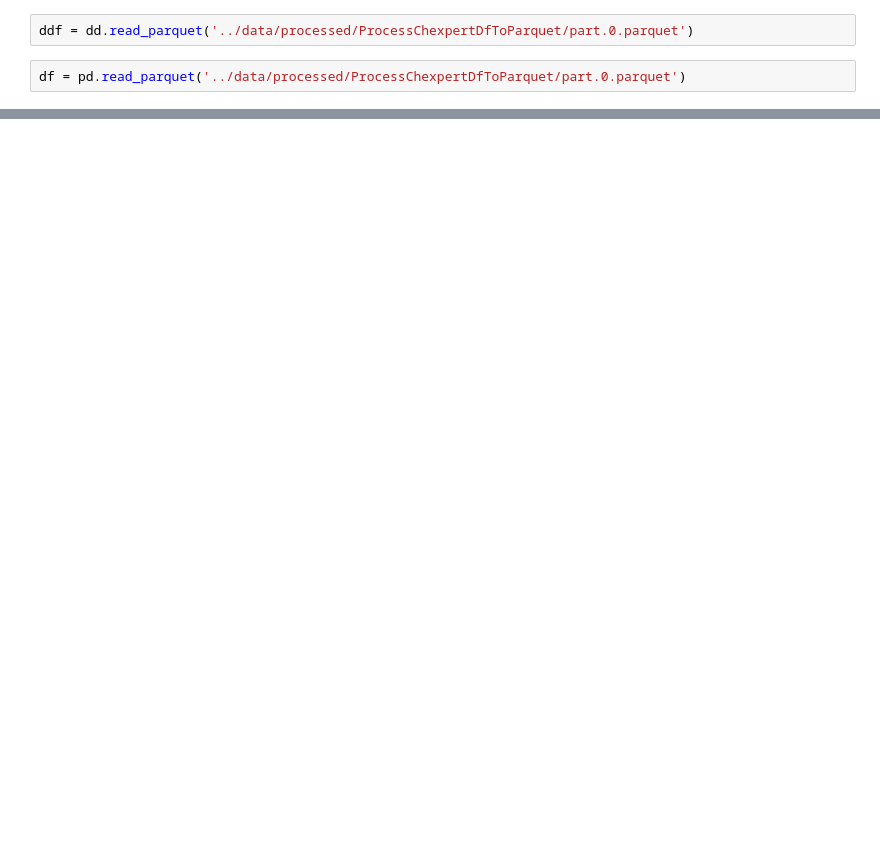
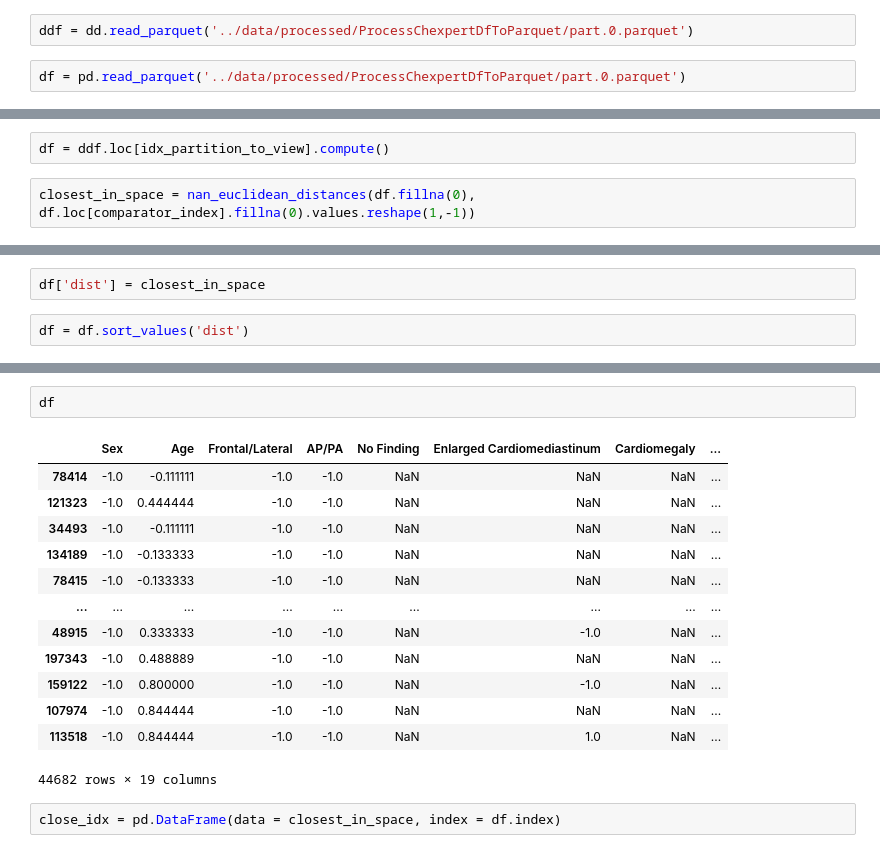
Before and after one commit to woodytwoshoes/Radio-Star, a Jupyter notebook: notebooks/FindSimilar_withDask.ipynb, the cells around one changed output, grey strips where cells are left out. Saved outputs shown, nothing was run; the diff lists cells and outputs as text; blank space fills up the shorter version.

```diff
--- a/notebooks/FindSimilar_withDask.ipynb
+++ b/notebooks/FindSimilar_withDask.ipynb
@@ -312,0 +185,4 @@ df_raw.loc[similar_features_idx[argsorted][0]]
+# %%
+df = ddf.loc[idx_partition_to_view].compute()
+# %%
+closest_in_space = nan_euclidean_distances(df.fillna(0), df.loc[comparator_index].fillna(0).values.reshape(1,-1))
@@ -312,0 +215,4 @@ df_raw.loc[similar_features_idx[argsorted][0]]
+# %%
+df['dist'] = closest_in_space
+# %%
+df = df.sort_values('dist')
@@ -312,0 +318,18 @@ df_raw.loc[similar_features_idx[argsorted][0]]
+# %%
+df
+# %% [output]
+|  | Sex | Age | Frontal/Lateral | AP/PA | No Finding | Enlarged Cardiomediastinum | Cardiomegaly | ... |
+| 78414 | -1.0 | -0.111111 | -1.0 | -1.0 | NaN | NaN | NaN | ... |
+| 121323 | -1.0 | 0.444444 | -1.0 | -1.0 | NaN | NaN | NaN | ... |
+| 34493 | -1.0 | -0.111111 | -1.0 | -1.0 | NaN | NaN | NaN | ... |
+| 134189 | -1.0 | -0.133333 | -1.0 | -1.0 | NaN | NaN | NaN | ... |
+| 78415 | -1.0 | -0.133333 | -1.0 | -1.0 | NaN | NaN | NaN | ... |
+| ... | ... | ... | ... | ... | ... | ... | ... | ... |
+| 48915 | -1.0 | 0.333333 | -1.0 | -1.0 | NaN | -1.0 | NaN | ... |
+| 197343 | -1.0 | 0.488889 | -1.0 | -1.0 | NaN | NaN | NaN | ... |
+| 159122 | -1.0 | 0.800000 | -1.0 | -1.0 | NaN | -1.0 | NaN | ... |
+| 107974 | -1.0 | 0.844444 | -1.0 | -1.0 | NaN | NaN | NaN | ... |
+| 113518 | -1.0 | 0.844444 | -1.0 | -1.0 | NaN | 1.0 | NaN | ... |
+44682 rows × 19 columns
+# %%
+close_idx = pd.DataFrame(data = closest_in_space, index = df.index)
```
Also changed, not shown: parts of 82 cells of this notebook, 2 other files.
